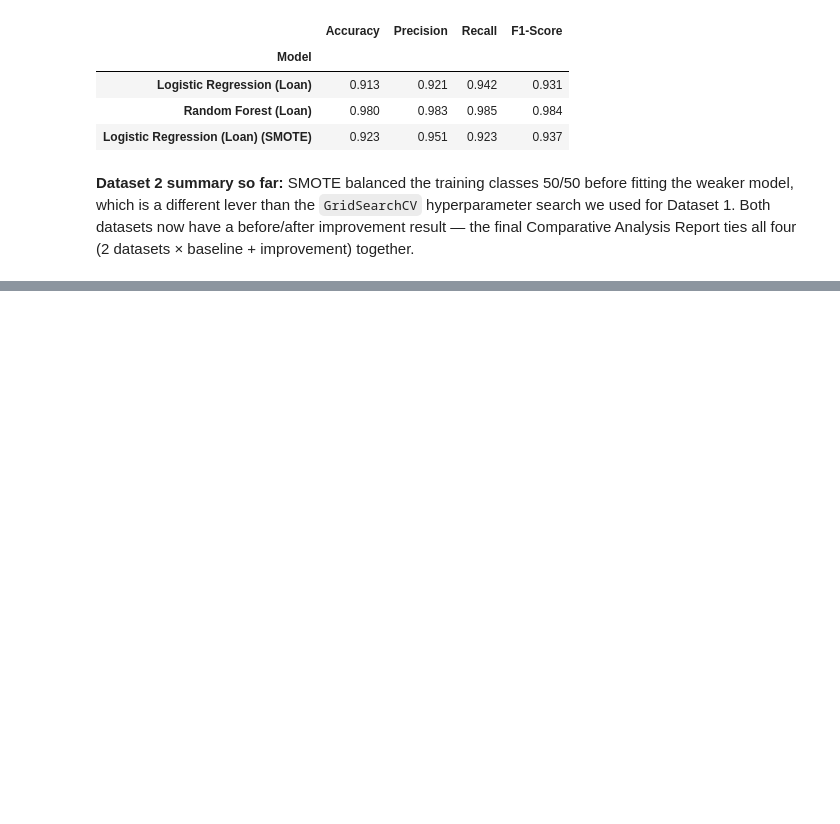
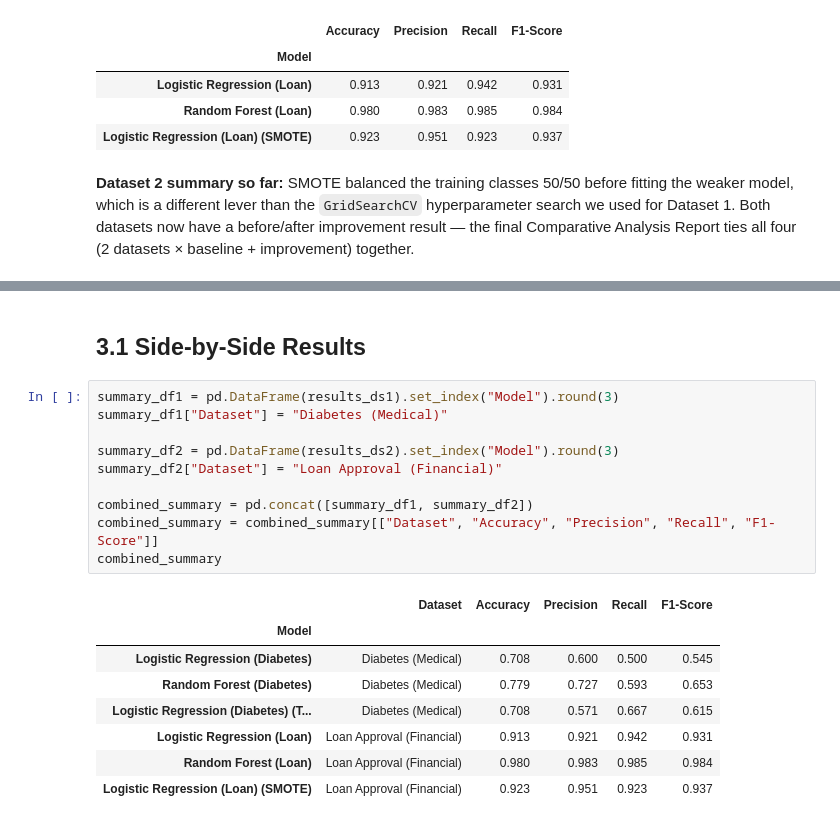
Before and after one commit to ummehabiba-m/betabytez-aiml-task2-ummeHabiba, a Jupyter notebook: notebook.ipynb, the cells around one changed output, grey strips where cells are left out. Saved outputs shown, nothing was run; the diff lists cells and outputs as text; blank space fills up the shorter version.

```diff
--- a/notebook.ipynb
+++ b/notebook.ipynb
@@ -635,0 +642,21 @@ all four (2 datasets × baseline + improvement) together.
+# %% [markdown]
+## 3.1 Side-by-Side Results
+# %%
+summary_df1 = pd.DataFrame(results_ds1).set_index("Model").round(3)
+summary_df1["Dataset"] = "Diabetes (Medical)"
+
+summary_df2 = pd.DataFrame(results_ds2).set_index("Model").round(3)
+summary_df2["Dataset"] = "Loan Approval (Financial)"
+
+combined_summary = pd.concat([summary_df1, summary_df2])
+combined_summary = combined_summary[["Dataset", "Accuracy", "Precision", "Recall", "F1-Score"]]
+combined_summary
+# %% [output]
+|  | Dataset | Accuracy | Precision | Recall | F1-Score |
+| Model |  |  |  |  |  |
+| Logistic Regression (Diabetes) | Diabetes (Medical) | 0.708 | 0.600 | 0.500 | 0.545 |
+| Random Forest (Diabetes) | Diabetes (Medical) | 0.779 | 0.727 | 0.593 | 0.653 |
+| Logistic Regression (Diabetes) (T... | Diabetes (Medical) | 0.708 | 0.571 | 0.667 | 0.615 |
+| Logistic Regression (Loan) | Loan Approval (Financial) | 0.913 | 0.921 | 0.942 | 0.931 |
+| Random Forest (Loan) | Loan Approval (Financial) | 0.980 | 0.983 | 0.985 | 0.984 |
+| Logistic Regression (Loan) (SMOTE) | Loan Approval (Financial) | 0.923 | 0.951 | 0.923 | 0.937 |
```
Also changed, not shown: parts of 5 cells of this notebook.
